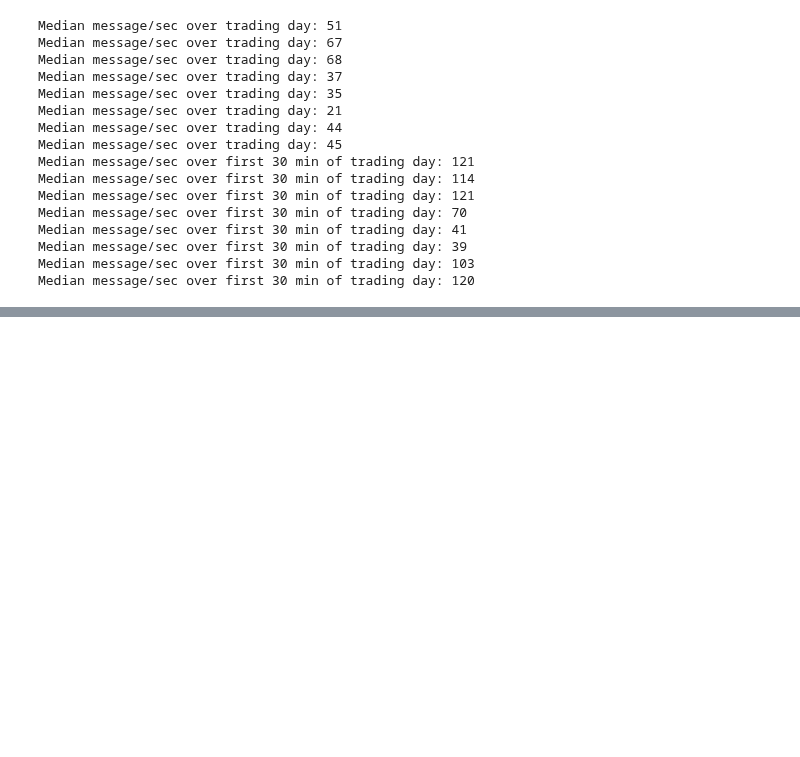
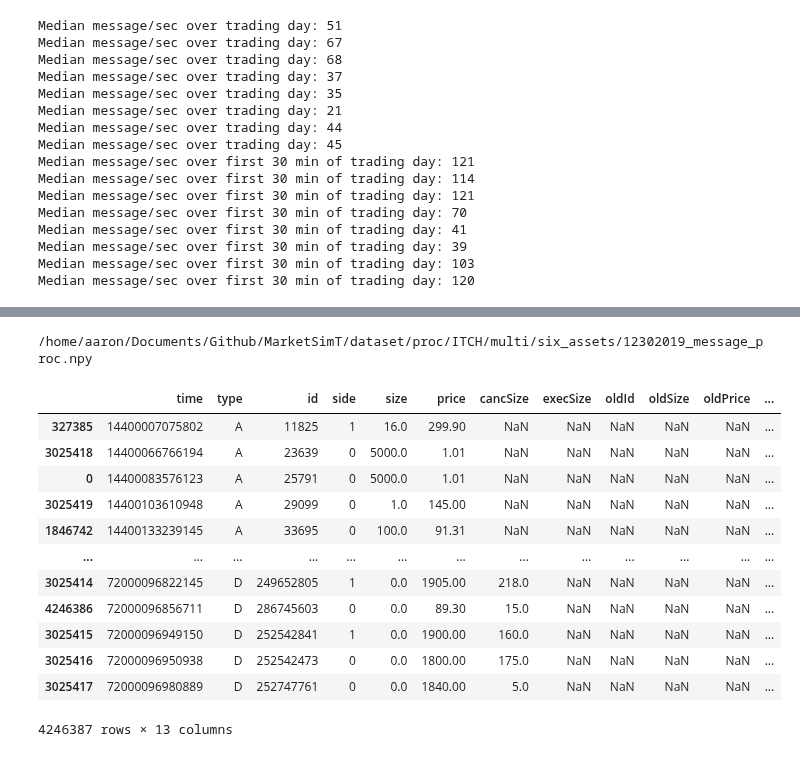
Before and after one commit to kingofguan/MarketGPT, a Jupyter notebook: notebooks/MarketSimT.ipynb, the cells around one changed output, grey strips where cells are left out. Drawn from its saved outputs; the diff is of its cells as text; code cells hidden in the pictures; blank space fills up the shorter version.

```diff
--- a/notebooks/MarketSimT.ipynb
+++ b/notebooks/MarketSimT.ipynb
@@ -1634,0 +1852,22 @@ Median message/sec over first 30 min of trading day: 120
+# %%
+save_dir = parent_folder_path + '/dataset/proc/ITCH/multi/six_assets/'
+date = (itch_message_files[0][0]).rsplit('/', maxsplit=1)[-1][:8]
+
+m_path = save_dir + date + '_message_proc.npy'
+print(m_path)
+assets_df
+# %% [output]
+/home/aaron/Documents/Github/MarketSimT/dataset/proc/ITCH/multi/six_assets/12302019_message_proc.npy
+|  | time | type | id | side | size | price | cancSize | execSize | oldId | oldSize | oldPrice | ... |
+| 327385 | 14400007075802 | A | 11825 | 1 | 16.0 | 299.90 | NaN | NaN | NaN | NaN | NaN | ... |
+| 3025418 | 14400066766194 | A | 23639 | 0 | 5000.0 | 1.01 | NaN | NaN | NaN | NaN | NaN | ... |
+| 0 | 14400083576123 | A | 25791 | 0 | 5000.0 | 1.01 | NaN | NaN | NaN | NaN | NaN | ... |
+| 3025419 | 14400103610948 | A | 29099 | 0 | 1.0 | 145.00 | NaN | NaN | NaN | NaN | NaN | ... |
+| 1846742 | 14400133239145 | A | 33695 | 0 | 100.0 | 91.31 | NaN | NaN | NaN | NaN | NaN | ... |
+| ... | ... | ... | ... | ... | ... | ... | ... | ... | ... | ... | ... | ... |
+| 3025414 | 72000096822145 | D | 249652805 | 1 | 0.0 | 1905.00 | 218.0 | NaN | NaN | NaN | NaN | ... |
+| 4246386 | 72000096856711 | D | 286745603 | 0 | 0.0 | 89.30 | 15.0 | NaN | NaN | NaN | NaN | ... |
+| 3025415 | 72000096949150 | D | 252542841 | 1 | 0.0 | 1900.00 | 160.0 | NaN | NaN | NaN | NaN | ... |
+| 3025416 | 72000096950938 | D | 252542473 | 0 | 0.0 | 1800.00 | 175.0 | NaN | NaN | NaN | NaN | ... |
+| 3025417 | 72000096980889 | D | 252747761 | 0 | 0.0 | 1840.00 | 5.0 | NaN | NaN | NaN | NaN | ... |
+4246387 rows × 13 columns
```
Also changed, not shown: parts of 20 cells of this notebook, 2 other files.
